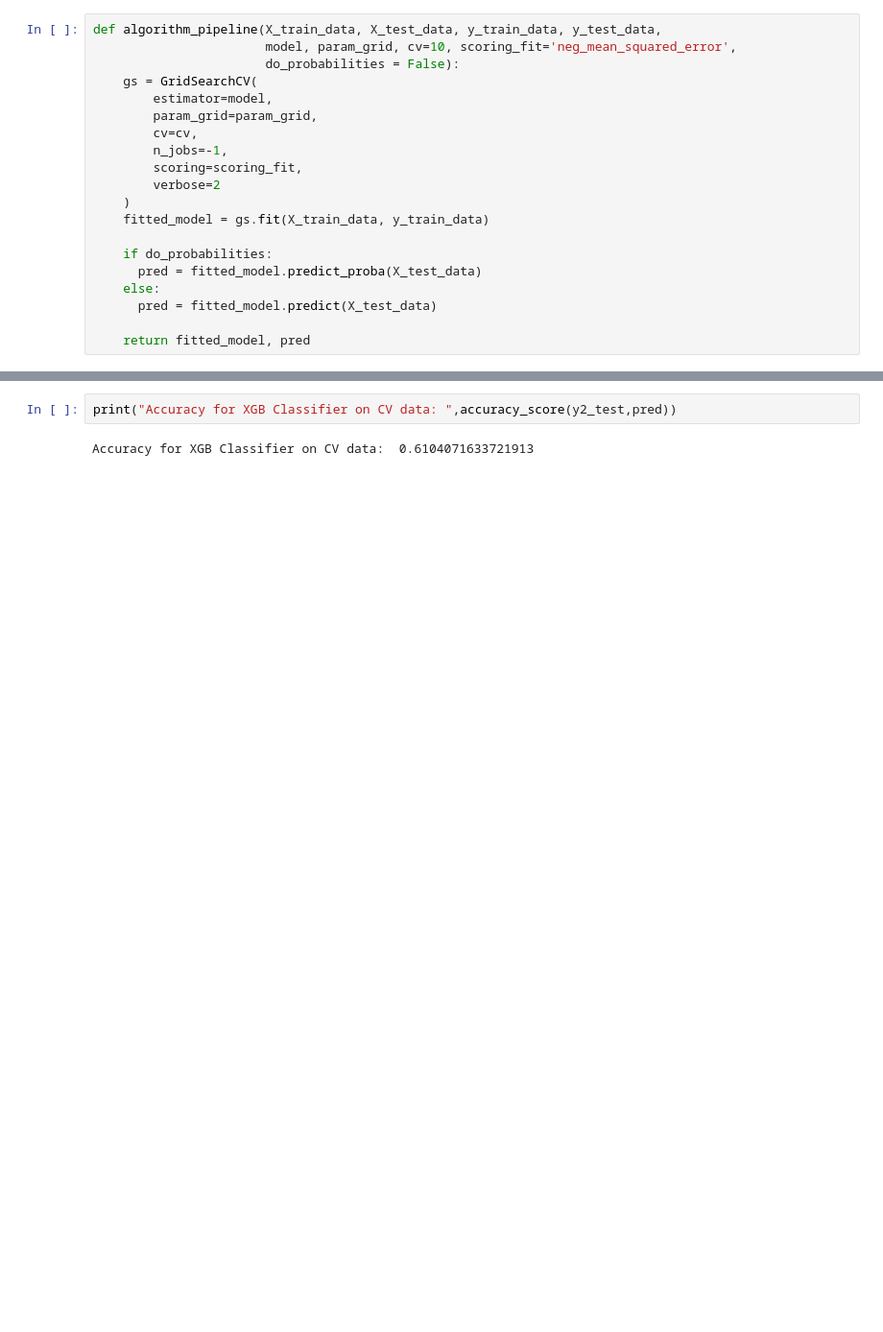
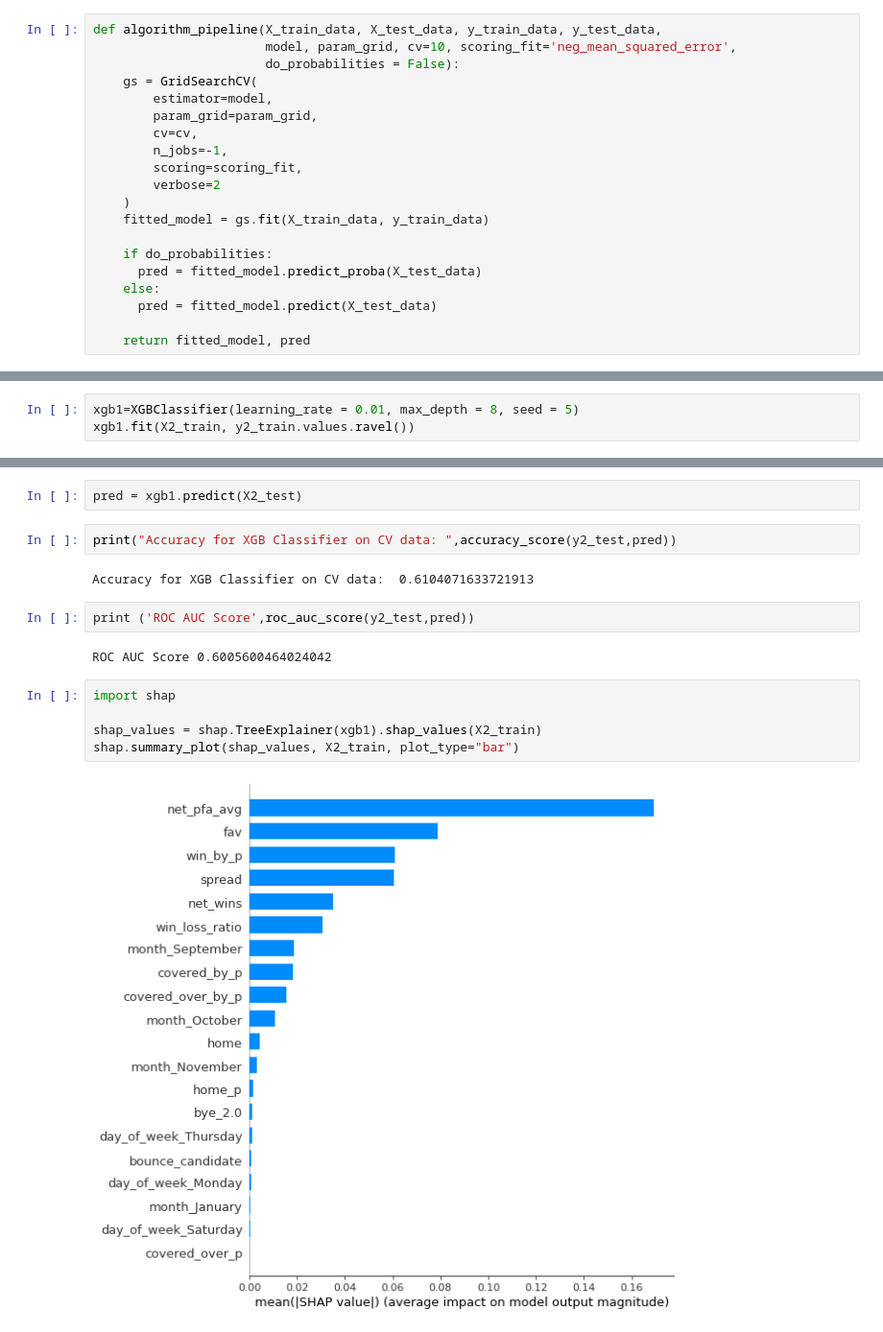
Before and after one commit to carlclifford/Capstone-2, a Jupyter notebook: Capstone 2 Modeling.ipynb, the cells around one changed output, grey strips where cells are left out. Shown at 96% size. Cells and saved outputs as stored; diff of their text form; blank space fills up the shorter version.

```diff
--- a/Capstone 2 Modeling.ipynb
+++ b/Capstone 2 Modeling.ipynb
@@ -393,2 +353,5 @@ Fitting 5 folds for each of 32 candidates, totalling 160 fits
 0.6180123320884462
 {'learning_rate': 0.01, 'max_depth': 8, 'seed': 5}
+# %%
+xgb1=XGBClassifier(learning_rate = 0.01, max_depth = 8, seed = 5)
+xgb1.fit(X2_train, y2_train.values.ravel())
@@ -395,4 +369,17 @@ Fitting 5 folds for each of 32 candidates, totalling 160 fits
+# %%
+pred = xgb1.predict(X2_test)
 # %%
 print("Accuracy for XGB Classifier on CV data: ",accuracy_score(y2_test,pred))
 # %% [output]
 Accuracy for XGB Classifier on CV data:  0.6104071633721913
+# %%
+print ('ROC AUC Score',roc_auc_score(y2_test,pred))
+# %% [output]
+ROC AUC Score 0.6005600464024042
+# %%
+import shap
+
+shap_values = shap.TreeExplainer(xgb1).shap_values(X2_train)
+shap.summary_plot(shap_values, X2_train, plot_type="bar")
+# %% [output]
+[figure, added]
```
Also changed, not shown: parts of 17 cells of this notebook.
